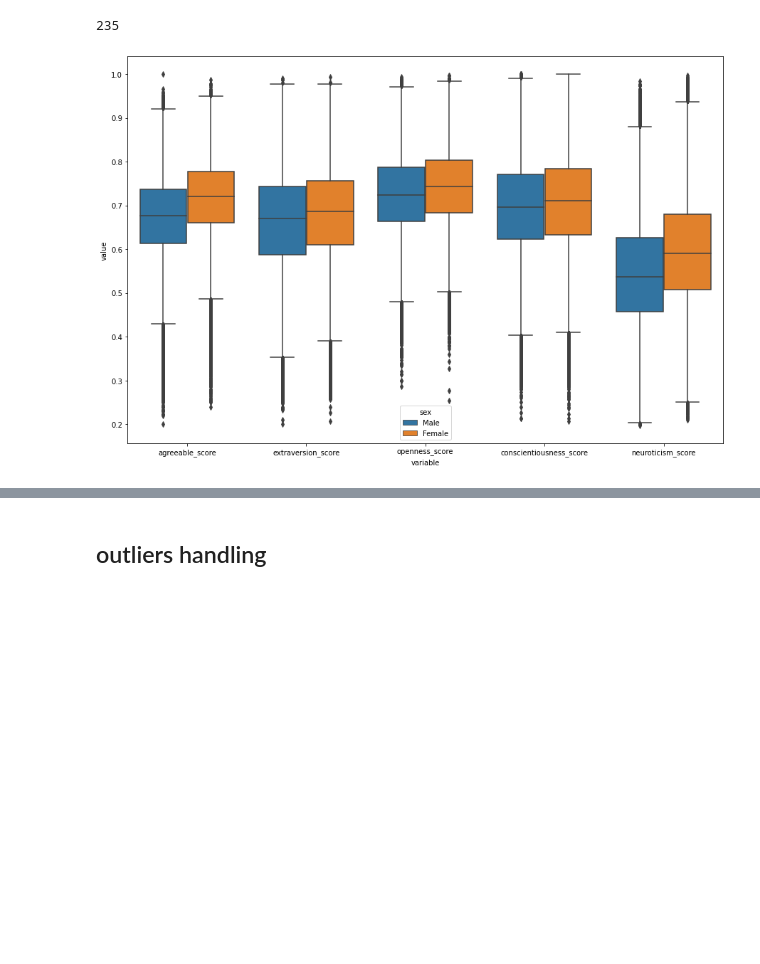
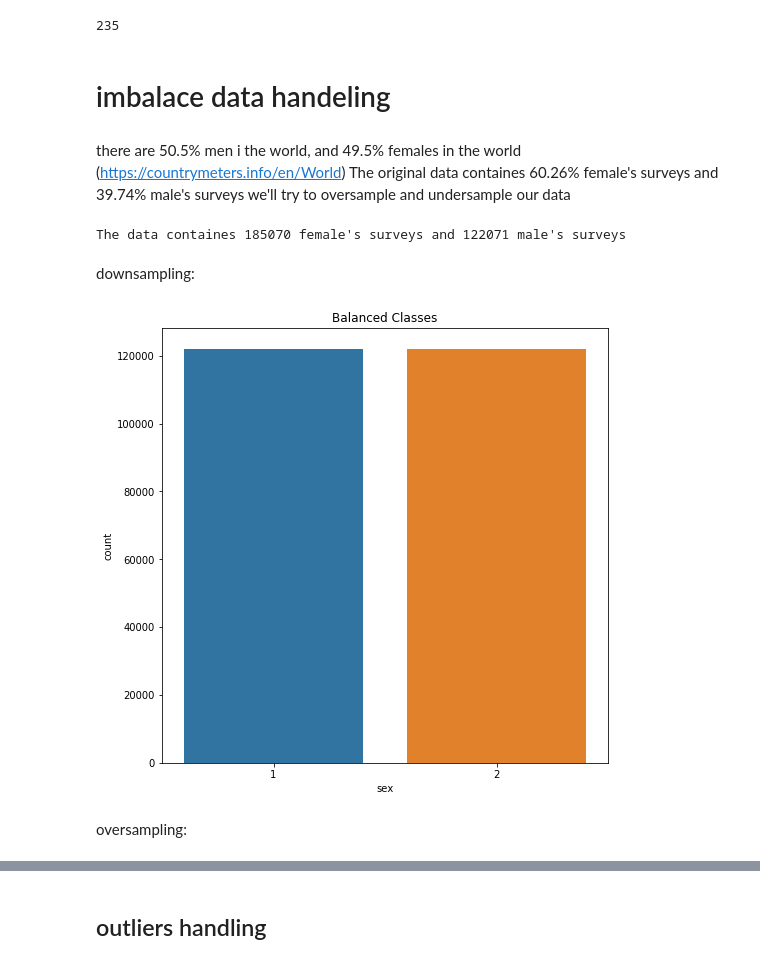
Before and after one commit to efratkohen/Big_five, a Jupyter notebook: Big Five.ipynb, the cells around one changed output, grey strips where cells are left out. Saved outputs shown, nothing was run; the diff lists cells and outputs as text; code cells hidden in the pictures; blank space fills up the shorter version.

Commit message:
added downsampling and oversampling

```diff
--- a/Big Five.ipynb
+++ b/Big Five.ipynb
@@ -100,9 +100,41 @@ _=g
 # %%
-personality_traits = ['agreeable_score', 'extraversion_score', 'openness_score', 'conscientiousness_score','neuroticism_score']
-data1 = pd.melt(data, id_vars=['sex'], value_vars=personality_traits)
-data1.loc[(data1.sex == 1),'sex'] = 'Male'
-data1.loc[(data1.sex == 2),'sex'] = 'Female'
-fig, ax = plt.subplots(figsize = (15, 10))
-m = sns.boxplot(ax=ax, data=data1, x="variable", y="value", hue="sex")
+# personality_traits = ['agreeable_score', 'extraversion_score', 'openness_score', 'conscientiousness_score','neuroticism_score']
+# data1 = pd.melt(data, id_vars=['sex'], value_vars=personality_traits)
+# data1.loc[(data1.sex == 1),'sex'] = 'Male'
+# data1.loc[(data1.sex == 2),'sex'] = 'Female'
+# fig, ax = plt.subplots(figsize = (15, 10))
+# m = sns.boxplot(ax=ax, data=data1, x="variable", y="value", hue="sex")
-# %% [output]
-[figure, removed]
+# %% [markdown]
+# imbalace data handeling
+# %% [markdown]
+there are 50.5% men i the world, and 49.5% females in the world (https://countrymeters.info/en/World)
+The original data containes 60.26% female's surveys and 39.74% male's surveys
+we'll try to oversample and undersample our data
+# %%
+print(f"The data containes {(data['sex'].value_counts()[2])} female's surveys and {(data['sex'].value_counts()[1])} male's surveys")
+# %% [output]
+The data containes 185070 female's surveys and 122071 male's surveys
+# %% [markdown]
+downsampling:
+# %%
+# Shuffle the Dataset.
+shuffled_df = data.sample(frac=1,random_state=4)
+
+# Put all the male class in a separate dataset.
+male_df = shuffled_df.loc[shuffled_df['sex'] == 1] #1= male, 2= female
+
+#Randomly select 122071 observations from the female (majority class)
+female_df = shuffled_df.loc[shuffled_df['sex'] == 2].sample(n=122071,random_state=42)
+
+# Concatenate both dataframes again
+downsampled_df = pd.concat([male_df, female_df])
+
+#plot the dataset after the undersampling
+plt.figure(figsize=(8, 8))
+sns.countplot('sex', data=downsampled_df)
+plt.title('Balanced Classes')
+plt.show()
+# %% [output]
+[figure, added]
+# %% [markdown]
+oversampling:
```
Also changed, not shown: parts of 25 cells of this notebook.
